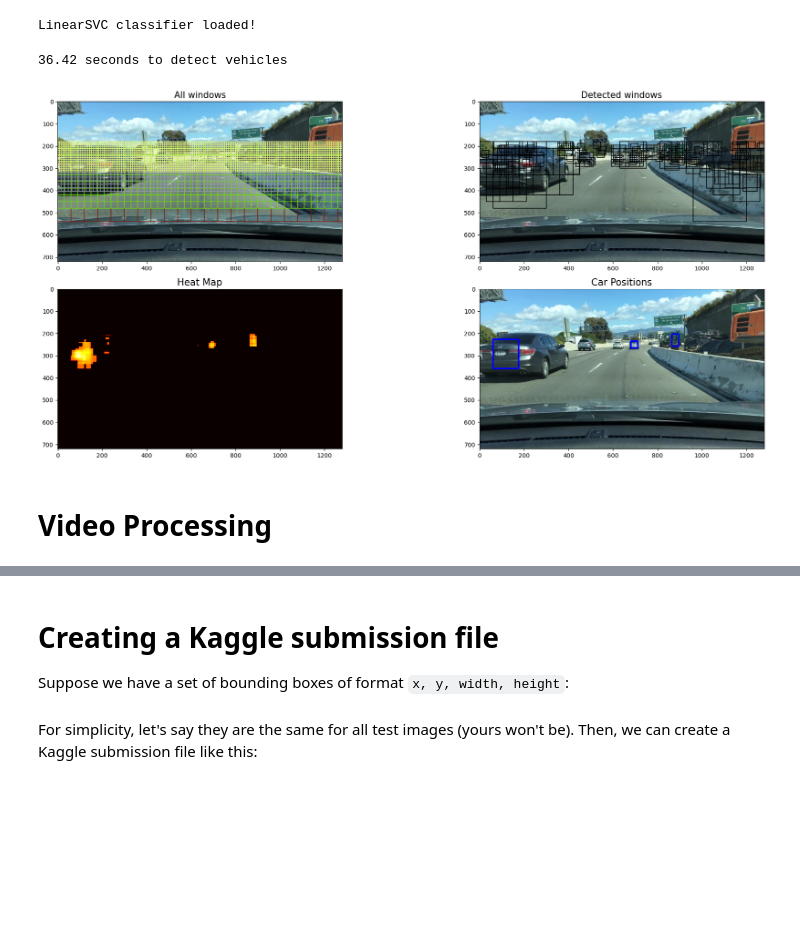
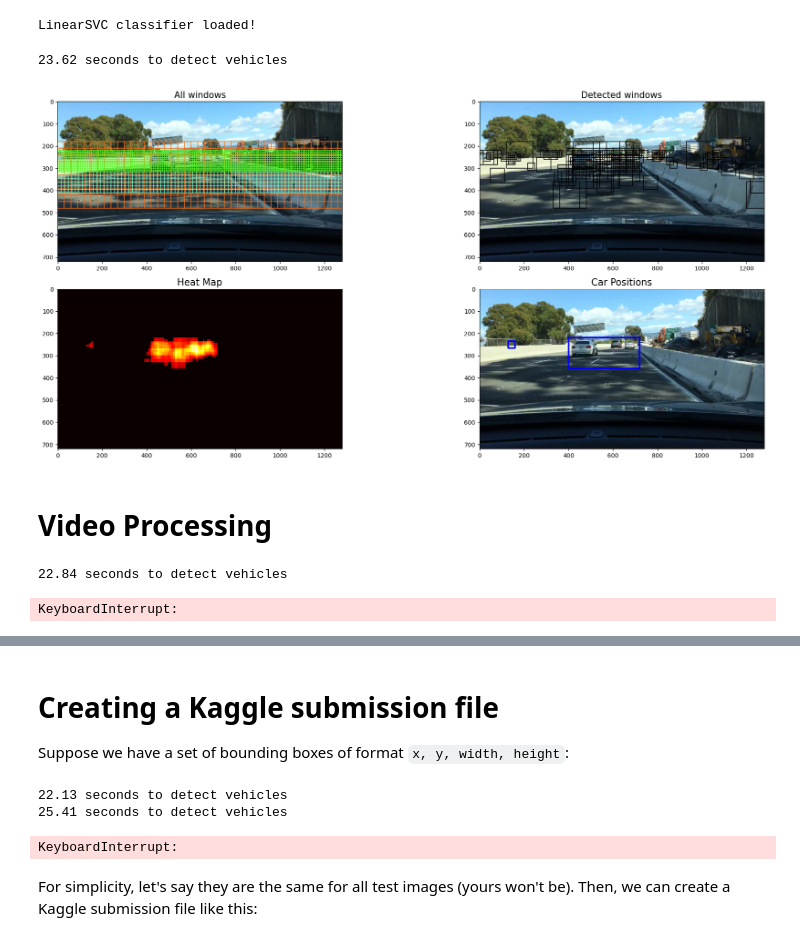
Before and after one commit to nicoboou/vehicle-detection-computer-vision, a Jupyter notebook: Assignment2.ipynb, the cells around one changed output, grey strips where cells are left out. Saved outputs shown, nothing was run; the diff lists cells and outputs as text; code cells hidden in the pictures; blank space fills up the shorter version.

```diff
--- a/Assignment2.ipynb
+++ b/Assignment2.ipynb
@@ -490,40 +490,42 @@ PREDICT_PROBA = params['predict_proba']
 HEAT_QUEUE_LENGTH = params['heatmap']['heat_queue_length']
 HEATMAP_THRESHOLD = params['heatmap']['heatmap_threshold']
 # %%
-for img in sorted(glob.glob(PATH_TO_FRAMES + 'test/018.jpg')):
+for img in sorted(glob.glob(PATH_TO_FRAMES + 'test/001.jpg')):
 #for img in sorted(glob.glob('./test1.jpg')):
 
     heat_queue = deque(maxlen=HEAT_QUEUE_LENGTH)
 
-    allwindows_img, window_img, heatmap, draw_img, _ = vehicle_detector.analyse_frame(frame=img,window_search_areas=WINDOW_SEARCH_AREAS,window_sizes=WINDOW_SIZES,overlap=WINDOW_OVERLAP,clf=model, scaler=scaler,proba=PREDICT_PROBA,heat_queue=heat_queue,threshold=HEATMAP_THRESHOLD,return_details=True)
+    allwindows_img, window_img, heatmap, draw_img, bounding_boxes, time_to_detect  = vehicle_detector.analyse_frame(frame=img,window_search_areas=WINDOW_SEARCH_AREAS,window_sizes=WINDOW_SIZES,overlap=WINDOW_OVERLAP,clf=model, scaler=scaler,proba=PREDICT_PROBA,heat_queue=heat_queue,threshold=HEATMAP_THRESHOLD)
 
+    print(f"Time to detect: {time_to_detect:.2f} seconds")
     fig, ((ax1, ax2), (ax3, ax4)) = plt.subplots(2, 2, figsize=(24, 9))
     fig.tight_layout()
 
     ax1.imshow(allwindows_img)
     ax1.set_title("All windows", fontsize=15)
 
     ax2.imshow(window_img)
     ax2.set_title("Detected windows", fontsize=15)
 
     ax3.imshow(heatmap, cmap="hot")
     ax3.set_title("Heat Map", fontsize=16)
 
     ax4.imshow(draw_img)
     ax4.set_title("Car Positions", fontsize=16)
 
     fig.tight_layout()
 
     plt.show()
 # %% [output]
-36.42 seconds to detect vehicles
+23.62 seconds to detect vehicles
-[figure, old version]
+[figure, new version]
 # %% [markdown]
 # Video Processing
 # %%
 frameSize = (1280,720)
+avg_time_to_detect = []
 
-out = cv2.VideoWriter('test_output.mp4',cv2.VideoWriter_fourcc(*'avc1'), 9, frameSize)
+out = cv2.VideoWriter('test_output_2.mp4',cv2.VideoWriter_fourcc(*'avc1'), 9, frameSize)
 
 #for filename in glob.glob('./test/*.jpg'):
 # Loop through the image frames in the dataset
@@ -532,11 +534,16 @@ for i in tqdm(range(1, len(os.listdir('./data/initial/raw/frames/test')))):
     if os.path.exists(f'./data/initial/raw/frames/test/{i:0>3}.jpg'):
         # Read the image frame
         frame_dir = f'./data/initial/raw/frames/test/{i:0>3}.jpg'
-        output_img = vehicle_detector.analyse_frame(frame=frame_dir,window_search_areas=WINDOW_SEARCH_AREAS,window_sizes=WINDOW_SIZES,overlap=WINDOW_OVERLAP,clf=model, scaler=scaler,proba=PREDICT_PROBA,heat_queue=heat_queue,threshold=HEATMAP_THRESHOLD,return_details=False)
+        _, _, _, output_img, _, time_to_detect = vehicle_detector.analyse_frame(frame=frame_dir,window_search_areas=WINDOW_SEARCH_AREAS,window_sizes=WINDOW_SIZES,overlap=WINDOW_OVERLAP,clf=model, scaler=scaler,proba=PREDICT_PROBA,heat_queue=heat_queue,threshold=HEATMAP_THRESHOLD)
         output_img = cv2.cvtColor(output_img, cv2.COLOR_RGB2BGR)
         out.write(output_img)
+        avg_time_to_detect.append(time_to_detect)
 
+print(f"Average time to detect: {np.mean(avg_time_to_detect):.2f} seconds")
 out.release()
+# %% [output]
+22.84 seconds to detect vehicles
+KeyboardInterrupt:
 # %%
 from IPython.display import HTML
 
@@ -560,11 +567,17 @@ for img_path in sorted(glob.glob(PATH_TO_FRAMES + 'test/*.jpg')):
 
     heat_queue = deque(maxlen=HEAT_QUEUE_LENGTH)
 
-    _, _, _, _, bounding_boxes = vehicle_detector.analyse_frame(frame=img_path,window_search_areas=WINDOW_SEARCH_AREAS,window_sizes=WINDOW_SIZES,overlap=WINDOW_OVERLAP,clf=model, scaler=scaler,proba=PREDICT_PROBA,heat_queue=heat_queue,threshold=HEATMAP_THRESHOLD,return_details=True)
+    _, _, _, _, bounding_boxes = vehicle_detector.analyse_frame(frame=img_path,window_search_areas=WINDOW_SEARCH_AREAS,window_sizes=WINDOW_SIZES,overlap=WINDOW_OVERLAP,clf=model, scaler=scaler,proba=PREDICT_PROBA,heat_queue=heat_queue,threshold=HEATMAP_THRESHOLD)
 
     rle = run_length_encoding(bounding_boxes_to_mask(bounding_boxes, H, W))
 
-    rows.append([img, rle])
+    # Take only the filename
+    img_path = img_path.split('/')[-1]
+    rows.append(['test/' + img_path, rle])
+# %% [output]
+22.13 seconds to detect vehicles
+25.41 seconds to detect vehicles
+KeyboardInterrupt:
 # %% [markdown]
 For simplicity, let's say they are the same for all test images (yours won't be). Then, we can create a Kaggle submission file like this:
 # %%
```
Also changed, not shown: parts of 10 cells of this notebook, 4 other files.
